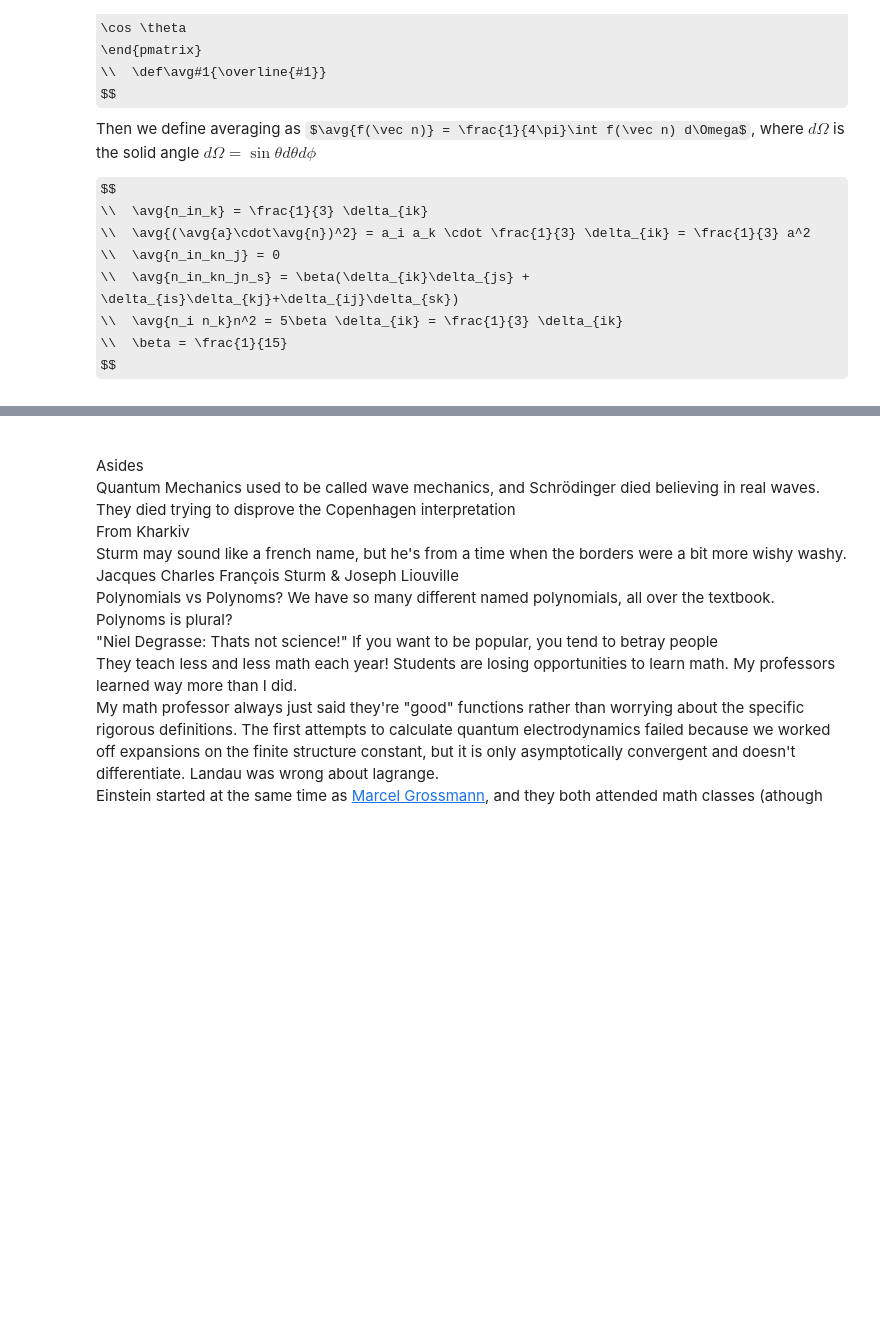
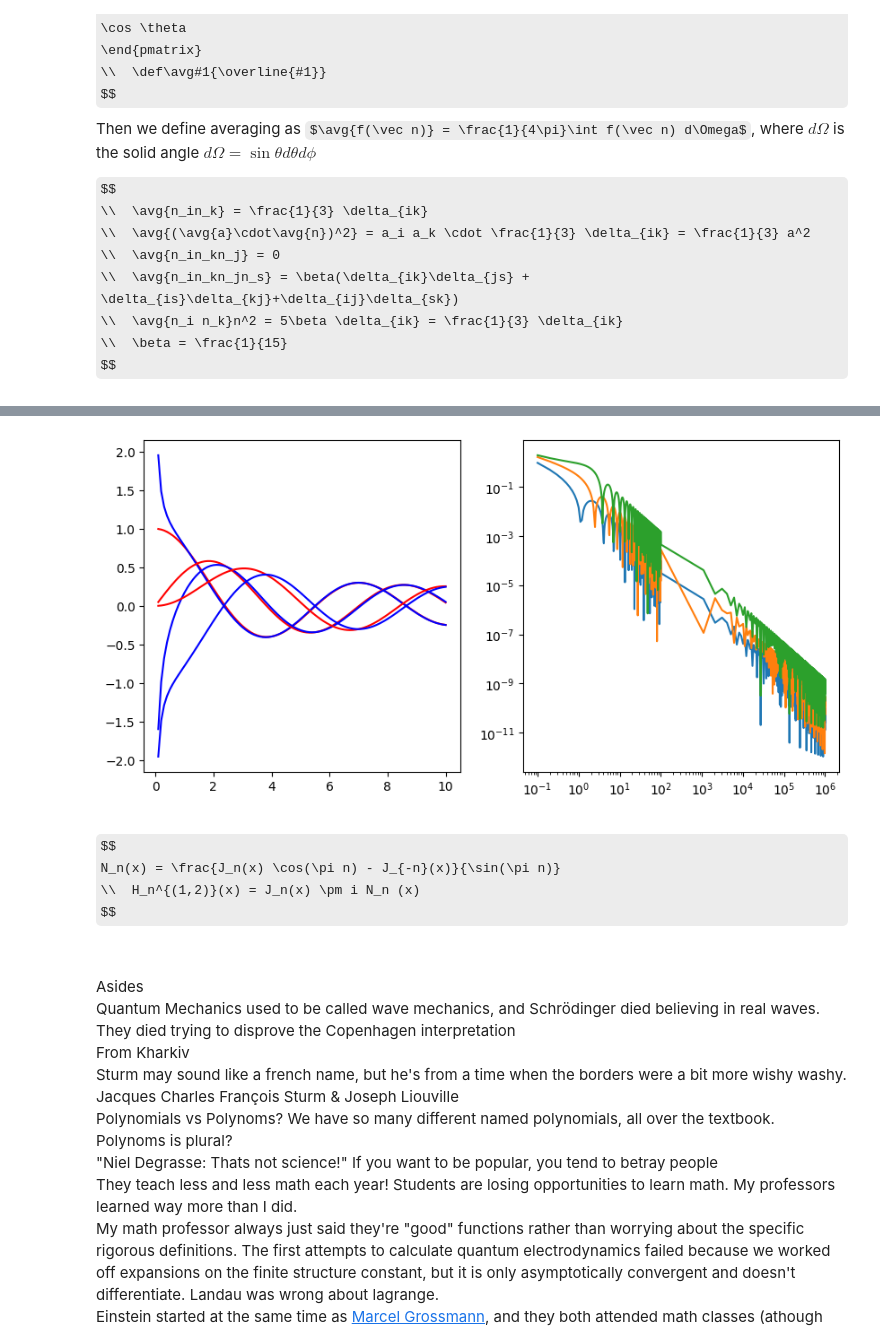
Before and after one commit to andrew-koren/IIT-Physics-Grad, a Jupyter notebook: 25_FS/Phys501/notes.ipynb, the cells around one changed output, grey strips where cells are left out. Drawn from its saved outputs; the diff is of its cells as text; code cells hidden in the pictures; some formulas as TeX source; blank space fills up the shorter version.

```diff
--- a/25_FS/Phys501/notes.ipynb
+++ b/25_FS/Phys501/notes.ipynb
@@ -1050,3 +1065,26 @@ Missed because I was sick
+# %%
+import numpy as np
+from scipy.special import jn
+import matplotlib.pyplot as plt
+
+x = np.hstack((np.linspace(0.1, 100, 1000),  np.linspace(101, 1e6, 1000)))
+def jn_asymptote(n, x):
+    return np.sqrt(2/np.pi/x) * np.cos(x-np.pi*n/2-np.pi/4)
+
+fig, axs = plt.subplots(1,2)
+fig.set_figwidth(10)
+for n in range(3):
+    axs[0].plot(x[0:100], jn(n, x[0:100]), color='red')
+    axs[0].plot(x[0:100], jn_asymptote(n, x[0:100]), color='blue')
+    axs[1].plot(x, np.abs(jn(n,x)-jn_asymptote(n,x)))
+    axs[1].loglog()
+# %% [output]
+[figure, added]
+# %% [markdown]
+$$
+    N_n(x) = \frac{J_n(x) \cos(\pi n) - J_{-n}(x)}{\sin(\pi n)}
+\\  H_n^{(1,2)}(x) = J_n(x) \pm i N_n (x)
+$$
 # %% [markdown]
 <br> Asides
 <br> Quantum Mechanics used to be called wave mechanics, and Schrödinger died believing in real waves. They died trying to disprove the Copenhagen interpretation
```
Also changed, not shown: parts of 3 cells of this notebook, 5 other files.
